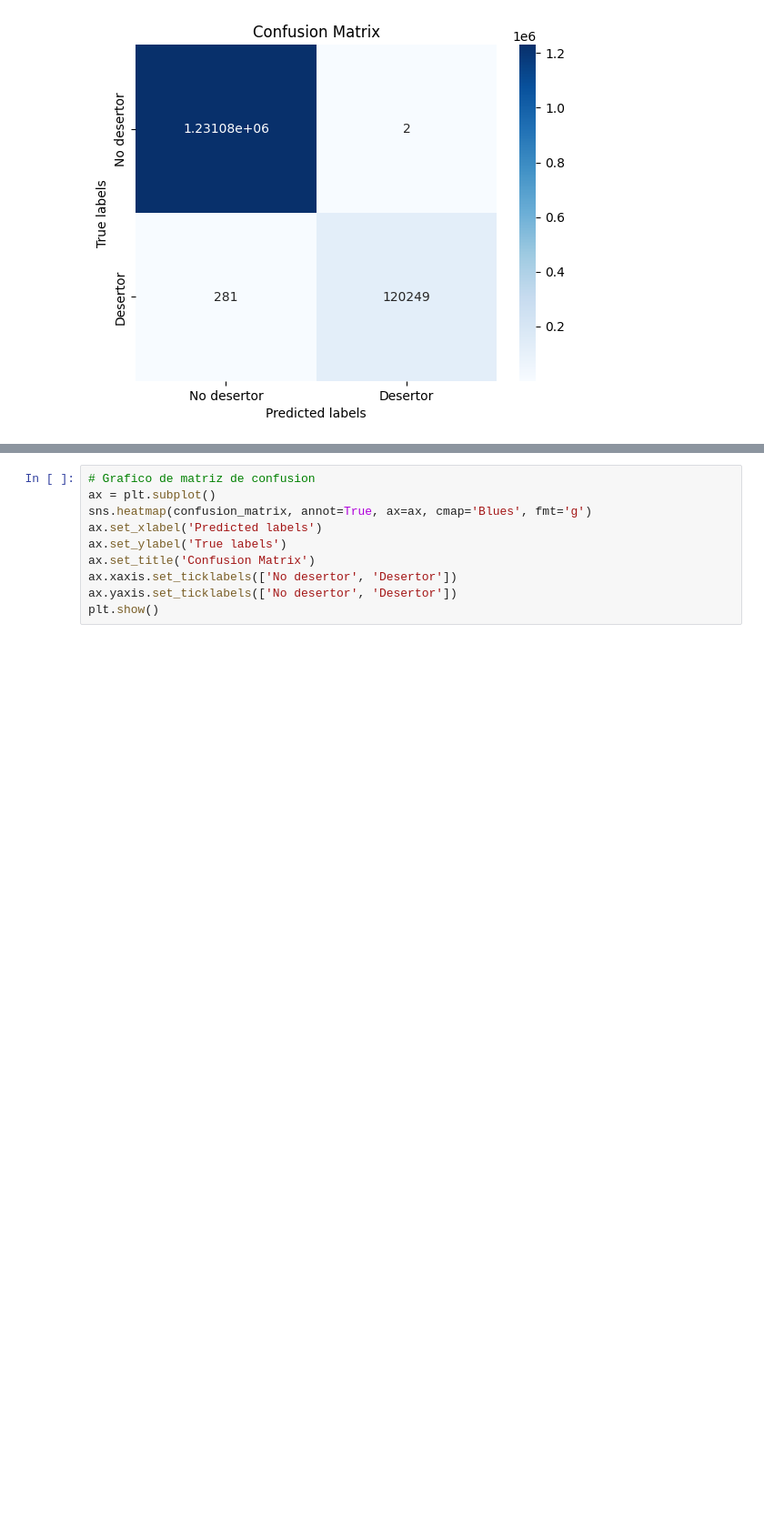
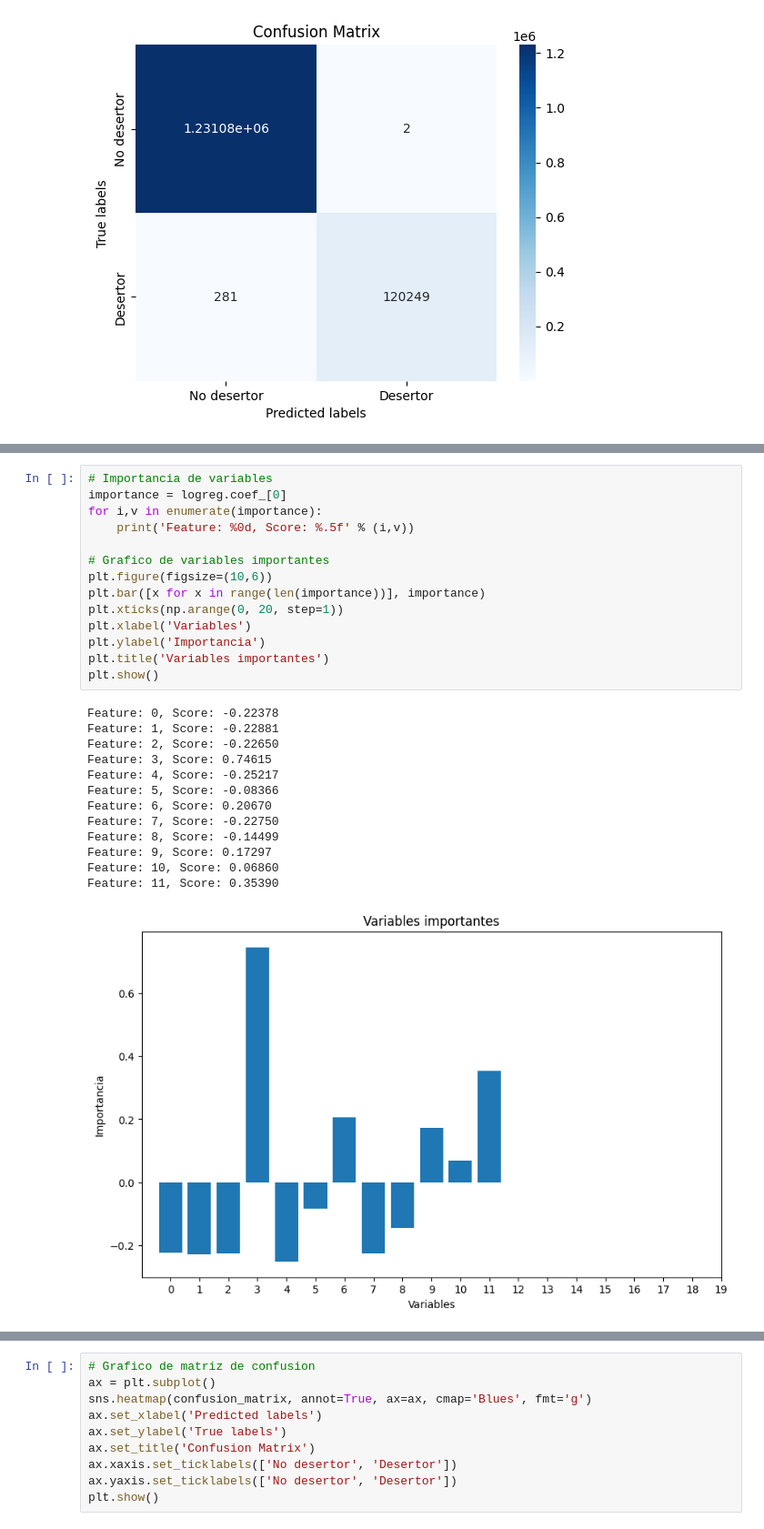
Before and after one commit to davidlealo/desercion-escolar, a Jupyter notebook: 20231220_Rlog_KNN_Arb_RF_SVM.ipynb, the cells around one changed output, grey strips where cells are left out. Shown: that part at 91% size. Saved outputs shown, nothing was run; the diff lists cells and outputs as text; blank space fills up the shorter version.

```diff
--- a/20231220_Rlog_Arb_RF_SVM.ipynb
+++ b/20231220_Rlog_KNN_Arb_RF_SVM.ipynb
@@ -231,0 +358,28 @@ plt.show()
+# %%
+# Importancia de variables
+importance = logreg.coef_[0]
+for i,v in enumerate(importance):
+    print('Feature: %0d, Score: %.5f' % (i,v))
+
+# Grafico de variables importantes
+plt.figure(figsize=(10,6))
+plt.bar([x for x in range(len(importance))], importance)
+plt.xticks(np.arange(0, 20, step=1))
+plt.xlabel('Variables')
+plt.ylabel('Importancia')
+plt.title('Variables importantes')
+plt.show()
+# %% [output]
+Feature: 0, Score: -0.22378
+Feature: 1, Score: -0.22881
+Feature: 2, Score: -0.22650
+Feature: 3, Score: 0.74615
+Feature: 4, Score: -0.25217
+Feature: 5, Score: -0.08366
+Feature: 6, Score: 0.20670
+Feature: 7, Score: -0.22750
+Feature: 8, Score: -0.14499
+Feature: 9, Score: 0.17297
+Feature: 10, Score: 0.06860
+Feature: 11, Score: 0.35390
+[figure, added]
```
Also changed, not shown: parts of 13 cells of this notebook, 1 other file.
